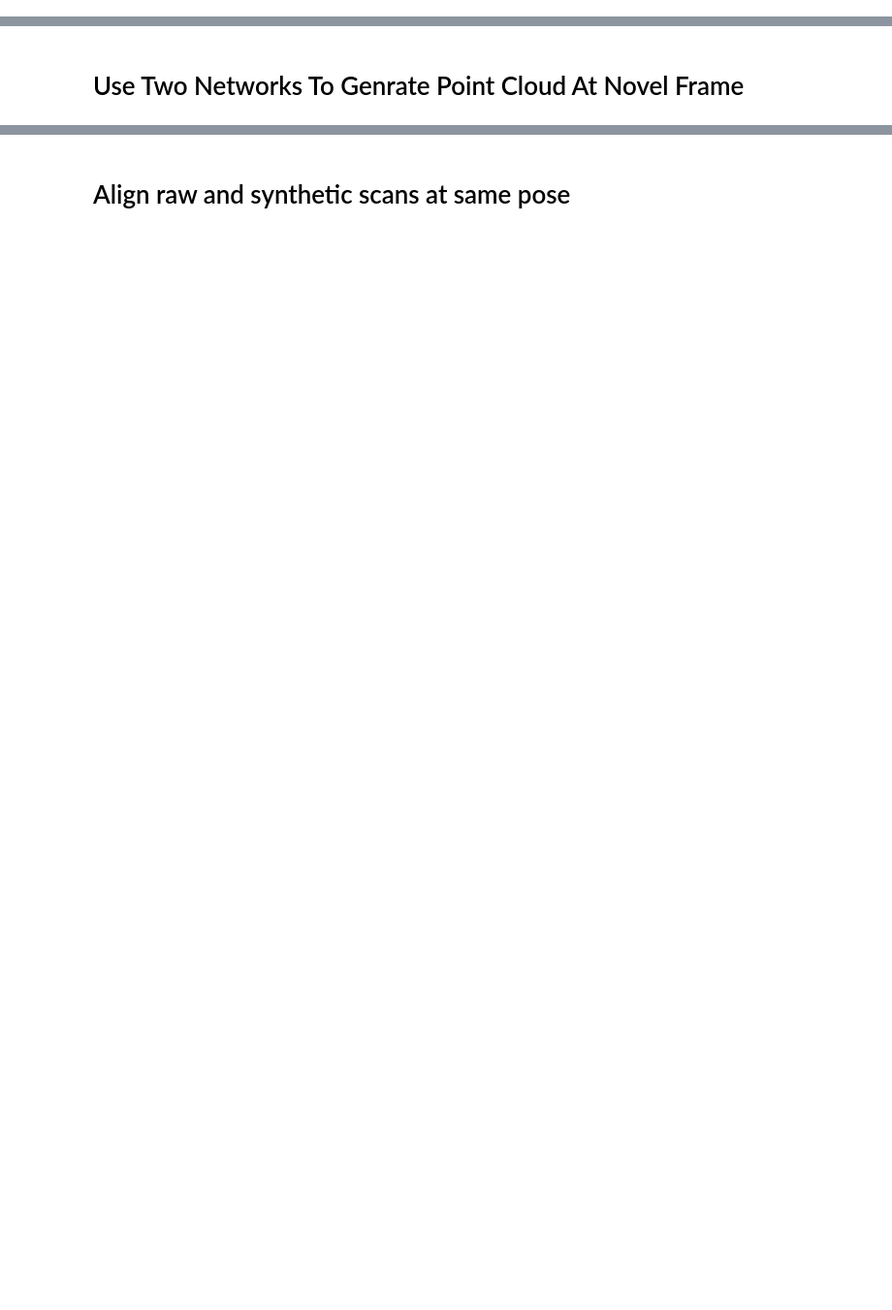
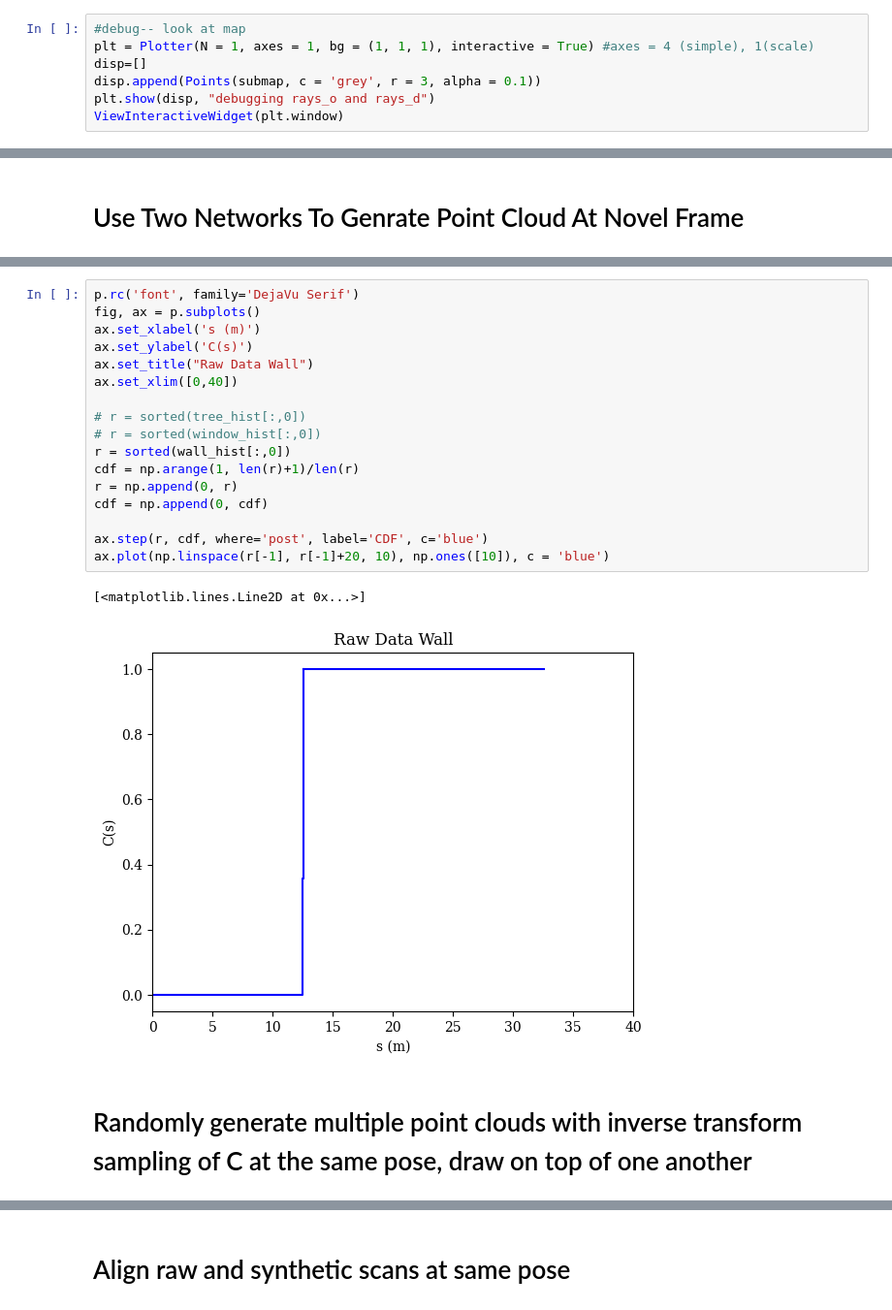
Before and after one commit to mcdermatt/ASAR, a Jupyter notebook: v3/nerf/coarseToFine.ipynb, the cells around one changed output, grey strips where cells are left out. Shown: that part at 97% size. Drawn from its saved outputs; the diff is of its cells as text; blank space fills up the shorter version.

```diff
--- a/v3/nerf/coarseToFine.ipynb
+++ b/v3/nerf/coarseToFine.ipynb
@@ -125 +133,8 @@ show_nth = 5 #10
 submap = HD_map[::show_nth]
+# %%
+#debug-- look at map
+plt = Plotter(N = 1, axes = 1, bg = (1, 1, 1), interactive = True) #axes = 4 (simple), 1(scale)
+disp=[]
+disp.append(Points(submap, c = 'grey', r = 3, alpha = 0.1))
+plt.show(disp, "debugging rays_o and rays_d")
+ViewInteractiveWidget(plt.window)
@@ -2247,0 +2495,22 @@ ViewInteractiveWidget(height=960, layout=Layout(height='auto', width='100%'), wi
+# %%
+p.rc('font', family='DejaVu Serif')
+fig, ax = p.subplots()
+ax.set_xlabel('s (m)')
+ax.set_ylabel('C(s)')
+ax.set_title("Raw Data Wall")
+ax.set_xlim([0,40])
+
+# r = sorted(tree_hist[:,0])
+# r = sorted(window_hist[:,0])
+r = sorted(wall_hist[:,0])
+cdf = np.arange(1, len(r)+1)/len(r)
+r = np.append(0, r)
+cdf = np.append(0, cdf)
+
+ax.step(r, cdf, where='post', label='CDF', c='blue')
+ax.plot(np.linspace(r[-1], r[-1]+20, 10), np.ones([10]), c = 'blue')
+# %% [output]
+[<matplotlib.lines.Line2D at 0x...>]
+[figure, added]
+# %% [markdown]
+# Randomly generate multiple point clouds with inverse transform sampling of C at the same pose, draw on top of one another
```
Also changed, not shown: parts of 28 cells of this notebook, 2 other files.
